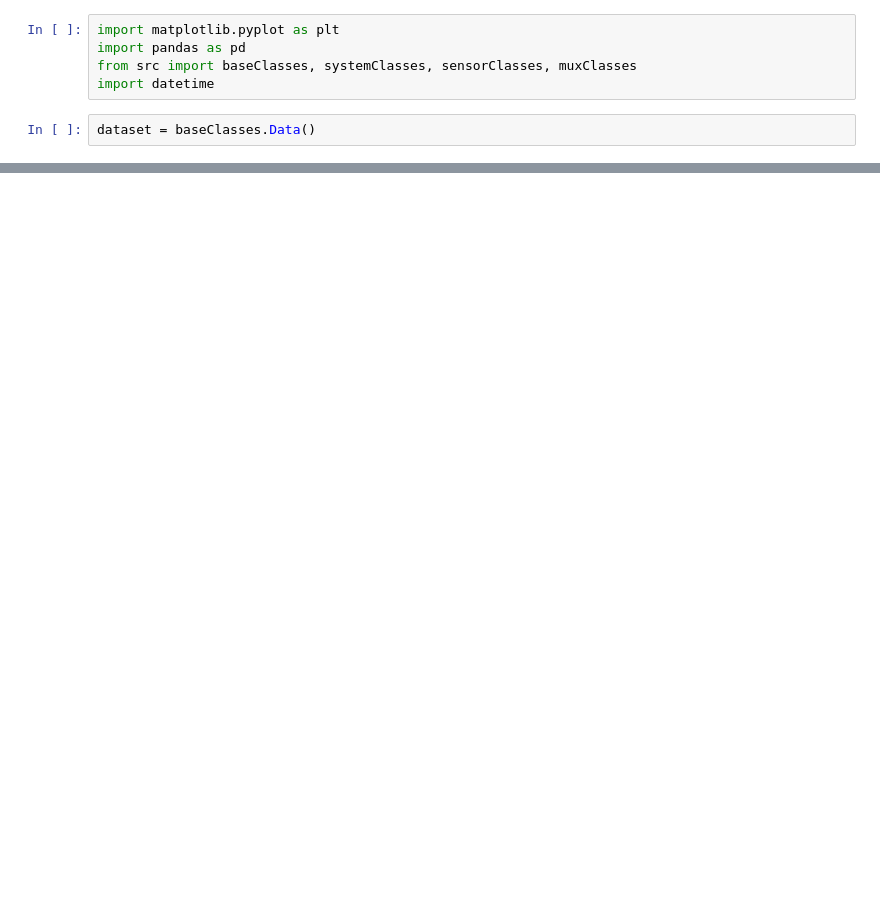
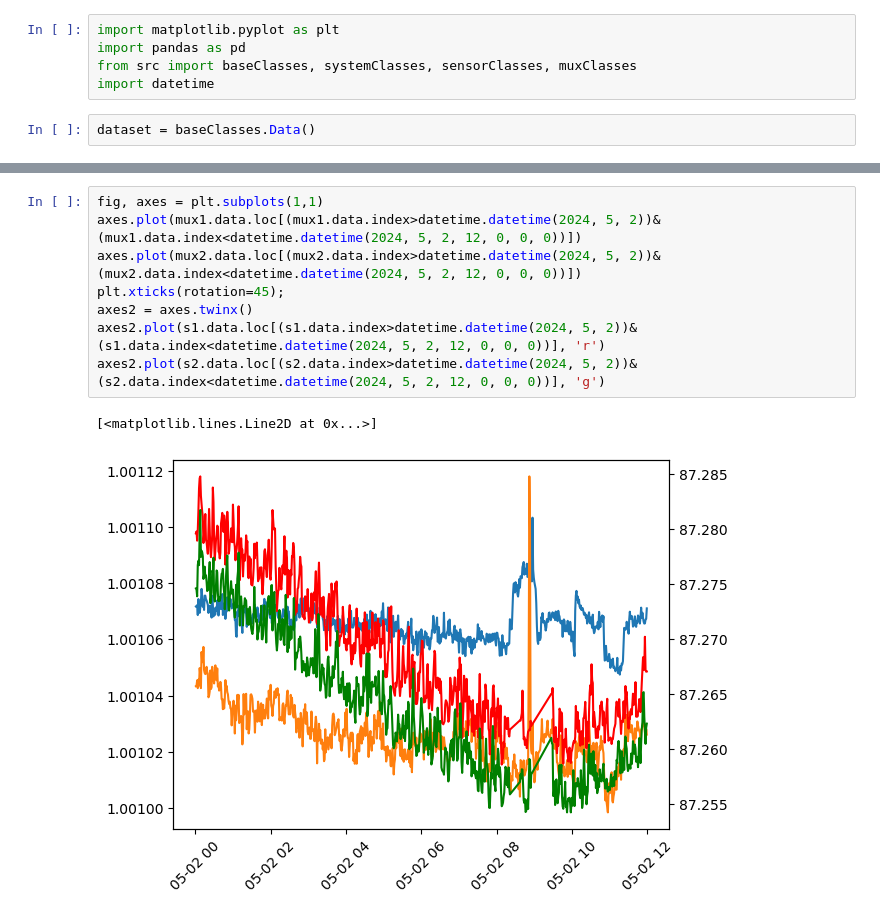
Before and after one commit to jcapo96/rtd, a Jupyter notebook: pdhd/ana/equalisation.ipynb, the cells around one changed output, grey strips where cells are left out. Saved outputs shown, nothing was run; the diff lists cells and outputs as text; blank space fills up the shorter version.

```diff
--- a/pdhd/ana/equalisation.ipynb
+++ b/pdhd/ana/equalisation.ipynb
@@ -7,0 +24,11 @@ dataset = baseClasses.Data()
+# %%
+fig, axes = plt.subplots(1,1)
+axes.plot(mux1.data.loc[(mux1.data.index>datetime.datetime(2024, 5, 2))&(mux1.data.index<datetime.datetime(2024, 5, 2, 12, 0, 0, 0))])
+axes.plot(mux2.data.loc[(mux2.data.index>datetime.datetime(2024, 5, 2))&(mux2.data.index<datetime.datetime(2024, 5, 2, 12, 0, 0, 0))])
+plt.xticks(rotation=45);
+axes2 = axes.twinx()
+axes2.plot(s1.data.loc[(s1.data.index>datetime.datetime(2024, 5, 2))&(s1.data.index<datetime.datetime(2024, 5, 2, 12, 0, 0, 0))], 'r')
+axes2.plot(s2.data.loc[(s2.data.index>datetime.datetime(2024, 5, 2))&(s2.data.index<datetime.datetime(2024, 5, 2, 12, 0, 0, 0))], 'g')
+# %% [output]
+[<matplotlib.lines.Line2D at 0x...>]
+[figure, added]
```
Also changed, not shown: parts of 23 cells of this notebook, 29 other files.
